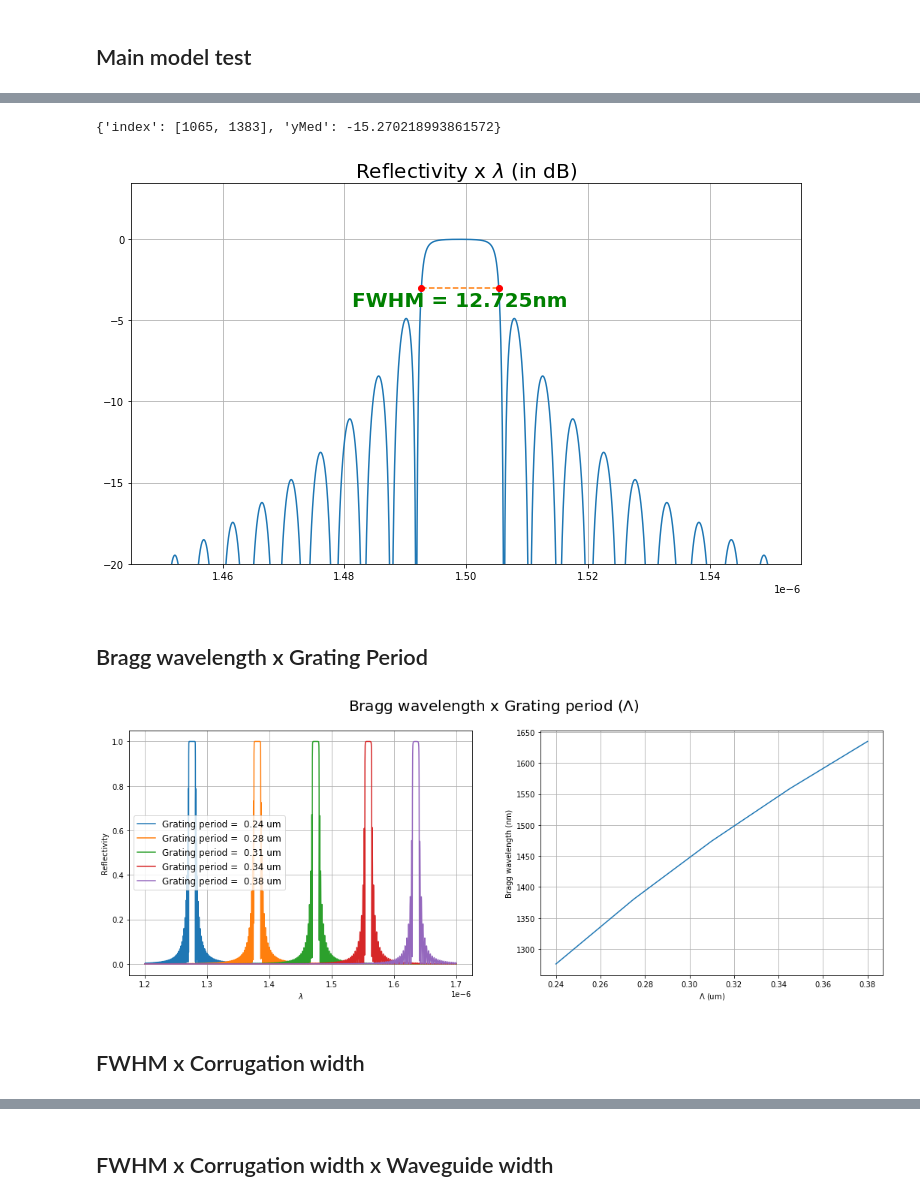
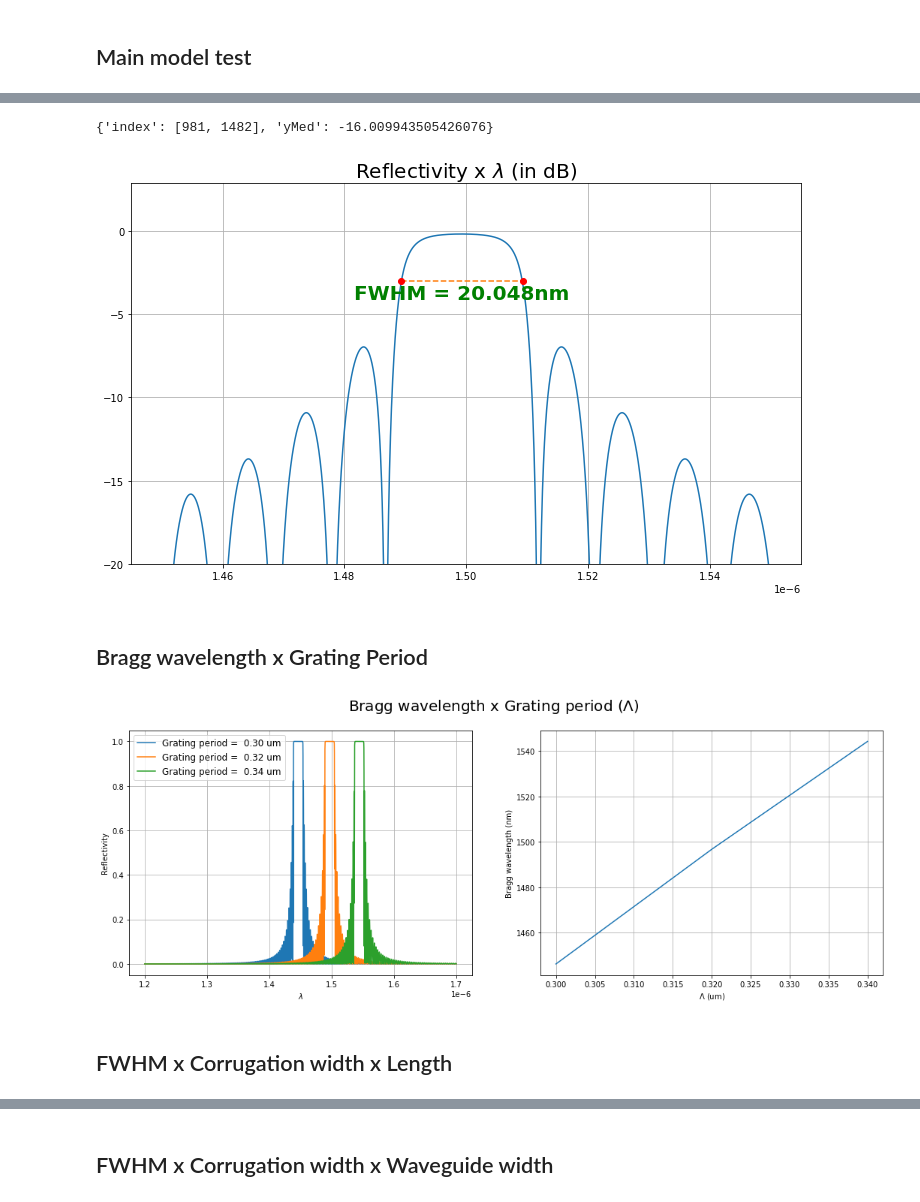
Before and after one commit to CaioRodrigues200/Photonics-training, a Jupyter notebook: Projects/Bragg Grating/SimulationFiles/GratingAssembly.ipynb, the cells around one changed output, grey strips where cells are left out. Drawn from its saved outputs; the diff is of its cells as text; code cells hidden in the pictures.

Commit message:
Bragg Fiber Grating - Update 6

```diff
--- a/Projects/Bragg Grating/SimulationFiles/GratingAssembly.ipynb
+++ b/Projects/Bragg Grating/SimulationFiles/GratingAssembly.ipynb
@@ -18,18 +18,18 @@ import importlib.util
 ###############################################################
 # LINUX PATH
 
-sys.path.append("/opt/lumerical/v221/api/python") #Default linux lumapi path
-import lumapi
-sys.path.append(os.path.dirname('/home/trainner/Documentos/Caio/GitReps/Photonics-training/Projects/Bragg Grating/SimulationFiles')) #Current directory
+# sys.path.append("/opt/lumerical/v221/api/python") #Default linux lumapi path
+# import lumapi
+# sys.path.append(os.path.dirname('/home/trainner/Documentos/Caio/GitReps/Photonics-training/Projects/Bragg Grating/SimulationFiles')) #Current directory
 
 ###############################################################
 # WINDOWS PATH
 
-# spec_win = importlib.util.spec_from_file_location('lumapi', 'C:\\Program Files\\Lumerical\\v202\\api\\python\\lumapi.py')
-# lumapi = importlib.util.module_from_spec(spec_win)
-# os.add_dll_directory("C:/Program Files/Lumerical/v202/api/python")
-# sys.path.append(os.path.dirname('C:/Users/Caio/Documents/GitHub/Photonics-training/Projects/Bragg Grating/SimulationFiles/'))
-# spec_win.loader.exec_module(lumapi)
+spec_win = importlib.util.spec_from_file_location('lumapi', 'C:\\Program Files\\Lumerical\\v202\\api\\python\\lumapi.py')
+lumapi = importlib.util.module_from_spec(spec_win)
+os.add_dll_directory("C:/Program Files/Lumerical/v202/api/python")
+sys.path.append(os.path.dirname('C:/Users/Caio/Documents/GitHub/Photonics-training/Projects/Bragg Grating/SimulationFiles/'))
+spec_win.loader.exec_module(lumapi)
 # %%
 bragg = lumapi.MODE(filename='BRAGGProjectEME.lms',hide=False)
 # %% [markdown]
@@ -71,26 +71,35 @@ def RectInsert(X,XSPAN,Y,YSPAN,Z,ZSPAN,MATERIAL,lumerical):
 # %% [markdown]
 ## Assembly parameters
 # %%
-fwhm = 20e-9                # FWHM
+zband = 25e-9               # Zeroes bandwidth
 lmbd = 1500e-9              # Bragg Wavelength
-neff = 2.345                # Effective index
-ng = 4.454                  # Group index
+
+neff = 2.345                # Effective index (450nm)
+ng = 4.454                  # Group index (450nm)
+
+# neff = 2.579              # Effective index (600nm)
+# ng = 4.092                # Group index (600nm)
 
 SilH = 450e-9 # Silicon height
 SilW = 220e-9 # Silicon width
 GlassH = 2e-6 # SiO2 height
 
-L = 100e-6                   # Placeholder value
+L = 25e-6                   # Placeholder value
 
-kappa = np.sqrt( (fwhm*np.pi*ng/(lmbd**2))**2  - (np.pi/L)**2 )
+kappa = np.sqrt( (zband*np.pi*ng/(lmbd**2))**2  - (np.pi/L)**2 )
 Rmax = (np.tanh(kappa*L))**2
 delN = kappa*lmbd/2         # deltaNeff (For stepwise neff)
 
-Vh = (delN + 1.478e-3)/4.847e6  # DeltaW (Corrugation width)
+Vh = (delN + 1.478e-3)/4.847e6  # DeltaW (Corrugation width) (450nm)
+#Vh = (delN + 3.82e-4)/1.969e6  # DeltaW (Corrugation width) (600nm)
 
 Vp = lmbd/(2*neff)       # Grating period
-VpNum = int(L/(2*Vp))
+VpNum = int(L/Vp)
+
+# Direct setting
+Vh = 35e-9
+Vp = 0.321e-6
 
 display(Math('\kappa = %5.2f,~~~~~ \Delta W = %5.2f nm,~~~~~ L = %5.2f um,~~~~~ R_{max} = %5.2f' %(kappa,Vh*1e9,L*1e6,Rmax)))
-display(Math('\Lambda = %5.2fum,~~~~~ N = %5.0f,~~~~~ \Delta n = %3.5f,~~~~~ \kappa L = %3.5f' %(Vp*1e6,VpNum,delN, kappa*L)))
+display(Math('\Lambda = %5.3fum,~~~~~ N = %5.0f,~~~~~ \Delta n = %3.5f,~~~~~ \kappa L = %3.5f' %(Vp*1e6,VpNum,delN, kappa*L)))
 # %% [output]
@@ -218,7 +226,8 @@ pnts = signalLv(10*np.log10(abs(SWvMatrix['s11'])**2),0.5,"log10")
 xcoords = pnts['index']
 average = -3
 
-diff = abs(xaxis[xcoords[1]] - xaxis[xcoords[0]])
+xcoffset = int(len(xcoords)/2) - 1
+diff = xaxis[xcoords[xcoffset+1]] - xaxis[xcoords[xcoffset]]
 plt.plot([xaxis[xcoords[0]],xaxis[xcoords[1]]], [average,average],linestyle='--')
 plt.text((xaxis[xcoords[0]] + xaxis[xcoords[1]])/2,  average-0.2, 'FWHM = {:.3f}nm'.format(diff[0]*1e9), color='g', weight='black', fontsize =20, horizontalalignment='center',
 verticalalignment='top')
@@ -226,15 +235,15 @@ for i in range(len(xcoords)):
     plt.plot(xaxis[xcoords[i]], average,'o',color='r')
 print(pnts)
 # %% [output]
-{'index': [1065, 1383], 'yMed': -15.270218993861572}
+{'index': [981, 1482], 'yMed': -16.009943505426076}
-[figure, old version]
+[figure, new version]
 # %% [markdown]
 ## Bragg wavelength x Grating Period
 # %%
 # Iteration stage -------------------------------------------
 
-gpRange = [0.24e-6, 0.38e-6]   # Grating period range
-gpPoints = 5                   # Grating period points
+gpRange = [0.30e-6, 0.34e-6]   # Grating period range
+gpPoints = 3                   # Grating period points
 
 Vpi = np.linspace(gpRange[0],gpRange[1],gpPoints)
 bwave_i = np.zeros(gpPoints)
@@ -278,36 +287,36 @@ for i in range(gpPoints):
     bragg.setemeanalysis("wavelength sweep",1)
     bragg.setemeanalysis("start wavelength",1.2e-6)
     bragg.setemeanalysis("stop wavelength",1.7e-6)
     bragg.setemeanalysis("number of wavelength points",3000)
     bragg.emesweep("wavelength sweep")
 
     SWvMatrix = bragg.getemesweep("S_wavelength_sweep")
     A = bragg.getresult("EME","user s matrix")
 
     yaxis = abs(SWvMatrix['s11'])**2
     xaxis = SWvMatrix['wavelength']
 
     ax[0].plot(SWvMatrix['wavelength'],abs(SWvMatrix['s11'])**2,label="Grating period = {:5.2f} um".format(Vpi[i]*1e6))
 
     pnts = signalLv(abs(SWvMatrix['s11'])**2,0.5,"linear")
     xcoords = pnts['index']
     average = pnts['yMed']
 
     bwave_i[i] = xaxis[int(xcoords[0] + (xcoords[-1] - xcoords[0])/2)]
 
 ax[0].set_ylabel('Reflectivity')
 ax[0].set_xlabel(r'$\lambda$')
 ax[0].legend(fontsize=12)
 ax[0].grid()
 
 ax[1].plot(Vpi*1e6,bwave_i*1e9)
 ax[1].set_ylabel('Bragg wavelength (nm)')
 ax[1].set_xlabel(r'$\Lambda$ (um)')
 ax[1].grid()
 # %% [output]
-[figure, old version]
+[figure, new version]
 # %% [markdown]
-## FWHM x Corrugation width
+## FWHM x Corrugation width x Length
 # %%
 # Iteration stage -------------------------------------------
 
```
Also changed, not shown: parts of 4 cells of this notebook, 8 other files.
